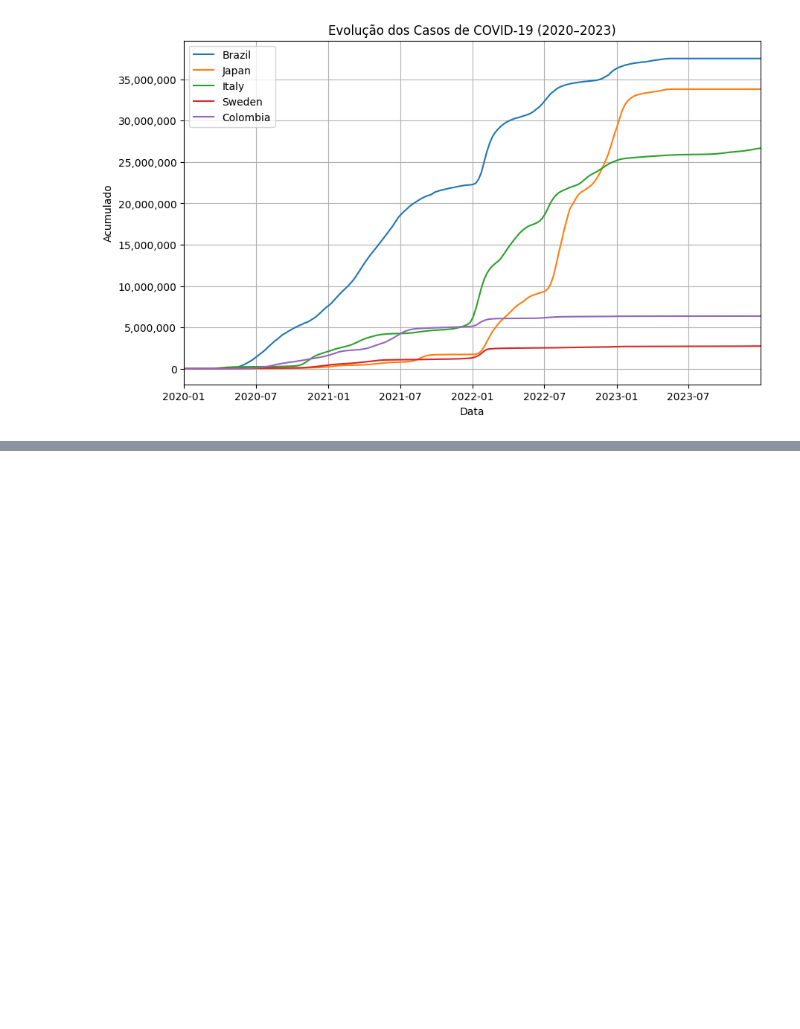
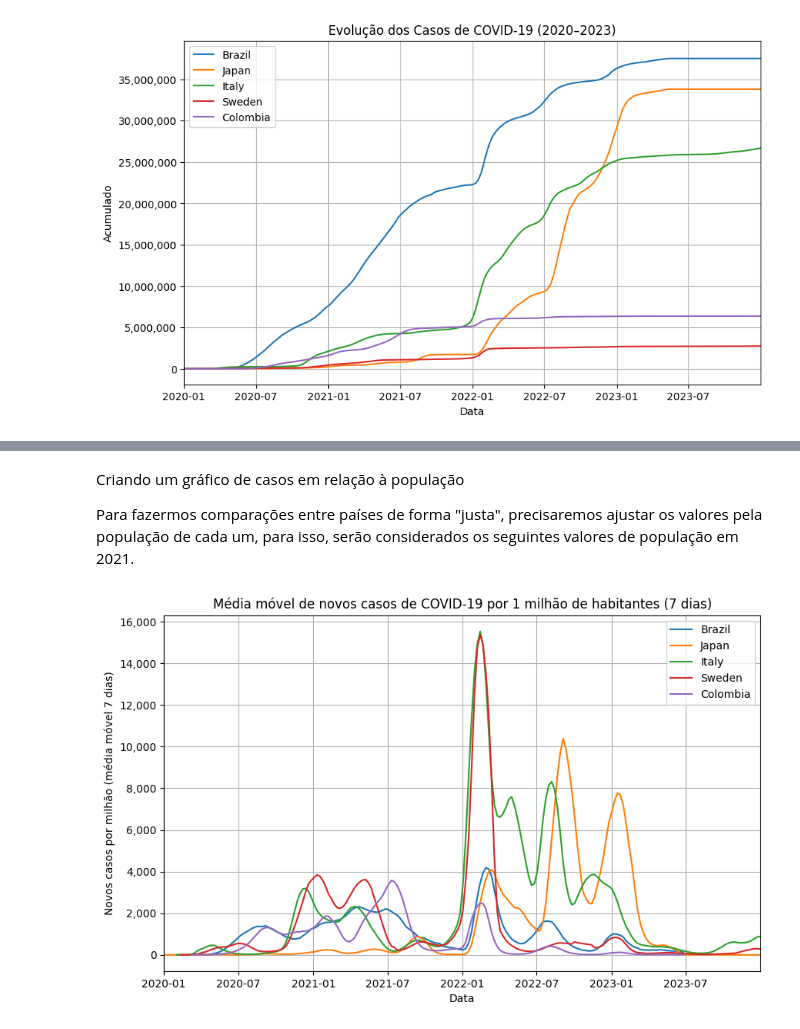
Before and after one commit to rktaira/Mackenzie, a Jupyter notebook: ProjetoAplicado.ipynb, the cells around one changed output, grey strips where cells are left out. Saved outputs shown, nothing was run; the diff lists cells and outputs as text; code cells hidden in the pictures; blank space fills up the shorter version.

```diff
--- a/ProjetoAplicado.ipynb
+++ b/ProjetoAplicado.ipynb
@@ -330,0 +367,38 @@ plt.show()
+# %% [markdown]
+Criando um gráfico de casos em relação à população
+
+Para fazermos comparações entre países de forma "justa", precisaremos ajustar os valores pela população de cada um, para isso, serão considerados os seguintes valores de população em 2021.
+# %%
+populacao = {"Brazil": 209550294,
+             "Japan": 125681593,
+             "Italy": 59133173,
+             "Sweden": 10415811,
+             "Colombia": 51188173}
+# %%
+# Criar uma nova coluna 'media_movel_por_milhao' inicialmente vazia
+dados_agrupados["media_movel_por_milhao"] = None
+
+# Calcular o valor para cada país
+for pais in paises:
+    pop = populacao[pais]
+    dados_agrupados.loc[
+        dados_agrupados["Country"] == pais, "media_movel_por_milhao"
+    ] = (dados_agrupados.loc[dados_agrupados["Country"] == pais, "media_movel_7d"] / pop) * 1_000_000
+
+plt.figure(figsize=(10,6))
+
+for pais in paises:
+    subset = dados_agrupados[dados_agrupados["Country"] == pais]
+    plt.plot(subset["Date_reported"], subset["media_movel_por_milhao"], label=pais)
+
+plt.title("Média móvel de novos casos de COVID-19 por 1 milhão de habitantes (7 dias)")
+plt.xlabel("Data")
+plt.ylabel("Novos casos por milhão (média móvel 7 dias)")
+plt.legend()
+plt.grid(True)
+plt.xlim(pd.to_datetime("2020-01-01"), pd.to_datetime("2023-12-31"))
+plt.ticklabel_format(style='plain', axis='y')
+plt.gca().yaxis.set_major_formatter(mticker.StrMethodFormatter('{x:,.0f}'))
+plt.show()
+# %% [output]
+[figure, added]
```
Also changed, not shown: parts of 23 cells of this notebook.
